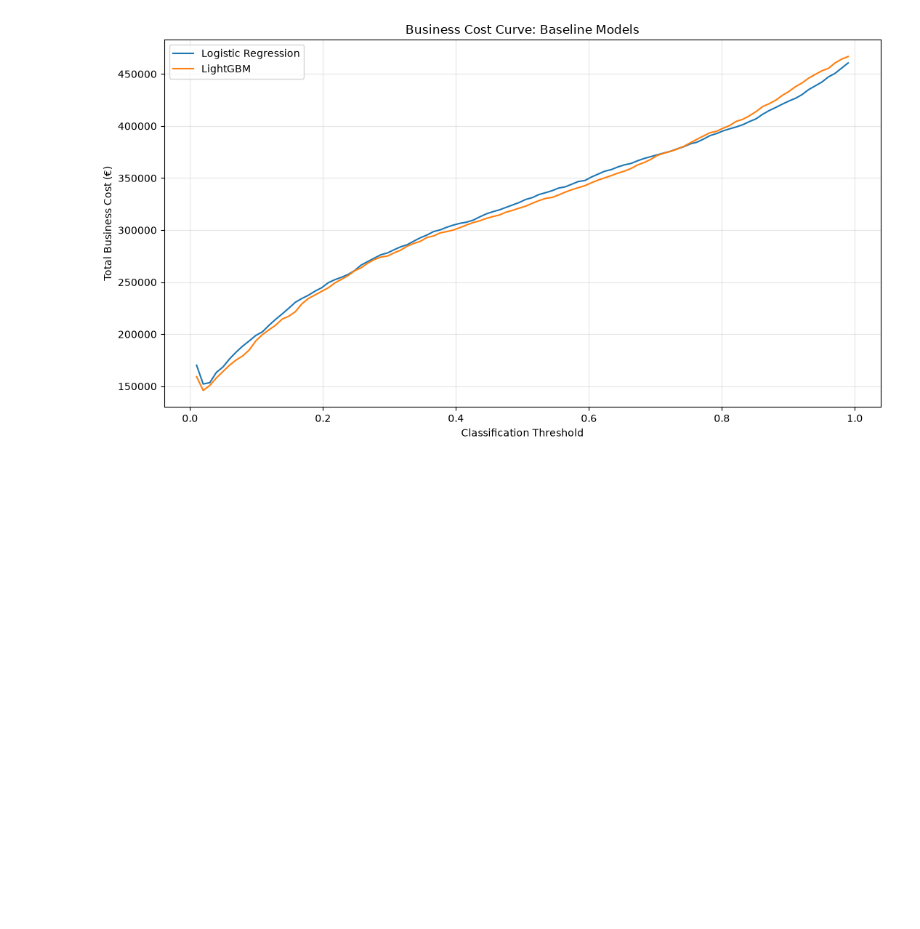
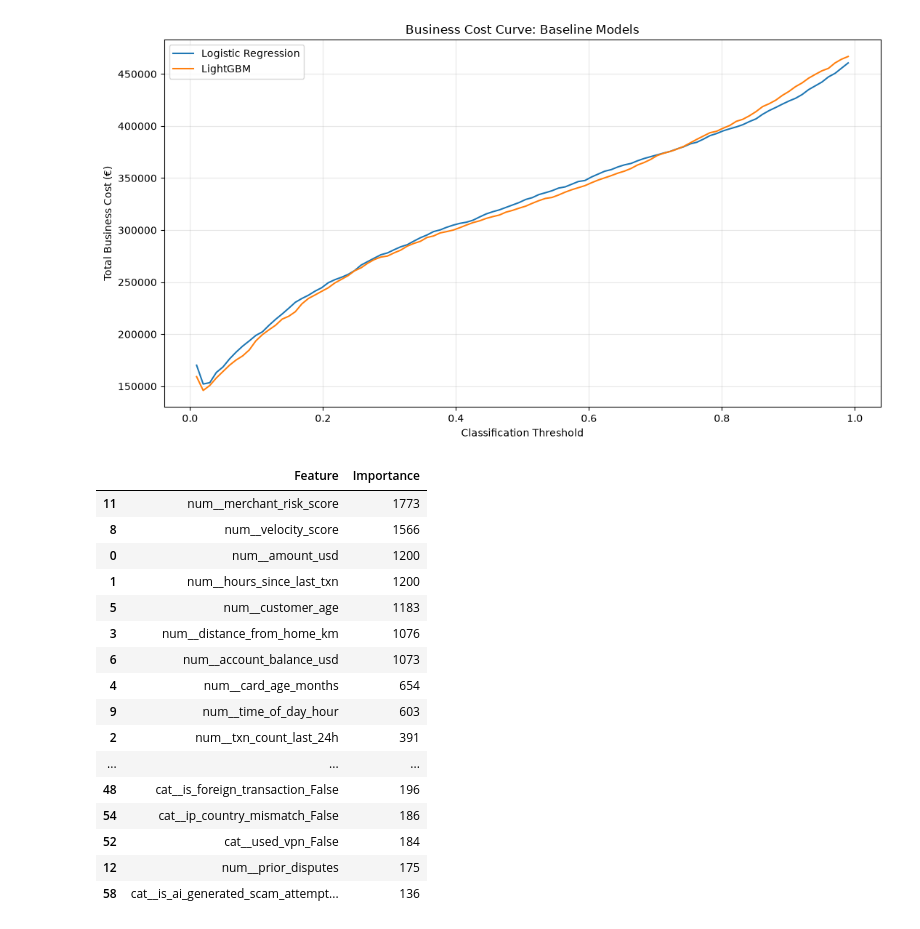
Before and after one commit to Percy5598/fraud-detection-2026, a Jupyter notebook: notebooks/02_basline_model.ipynb, the cells around one changed output. Saved outputs shown, nothing was run; the diff lists cells and outputs as text; code cells hidden in the pictures; blank space fills up the shorter version.

```diff
--- a/notebooks/02_basline_model.ipynb
+++ b/notebooks/02_basline_model.ipynb
@@ -226,3 +226,32 @@ plt.tight_layout()
 plt.show()
 # %% [output]
 [figure]
+# %%
+# Extract trained LightGBM model
+lgb_pipeline = lgb_model.named_steps["model"]
+feature_names = lgb_model.named_steps["preprocessor"].get_feature_names_out()
+
+importance = pd.DataFrame({
+    "Feature": feature_names,
+    "Importance": lgb_pipeline.feature_importances_
+}).sort_values("Importance", ascending=False)
+
+display(importance.head(20))
+# %% [output]
+|  | Feature | Importance |
+| 11 | num__merchant_risk_score | 1773 |
+| 8 | num__velocity_score | 1566 |
+| 0 | num__amount_usd | 1200 |
+| 1 | num__hours_since_last_txn | 1200 |
+| 5 | num__customer_age | 1183 |
+| 3 | num__distance_from_home_km | 1076 |
+| 6 | num__account_balance_usd | 1073 |
+| 4 | num__card_age_months | 654 |
+| 9 | num__time_of_day_hour | 603 |
+| 2 | num__txn_count_last_24h | 391 |
+| ... | ... | ... |
+| 48 | cat__is_foreign_transaction_False | 196 |
+| 54 | cat__ip_country_mismatch_False | 186 |
+| 52 | cat__used_vpn_False | 184 |
+| 12 | num__prior_disputes | 175 |
+| 58 | cat__is_ai_generated_scam_attempt... | 136 |
```
Also changed, not shown: parts of 4 cells of this notebook.
